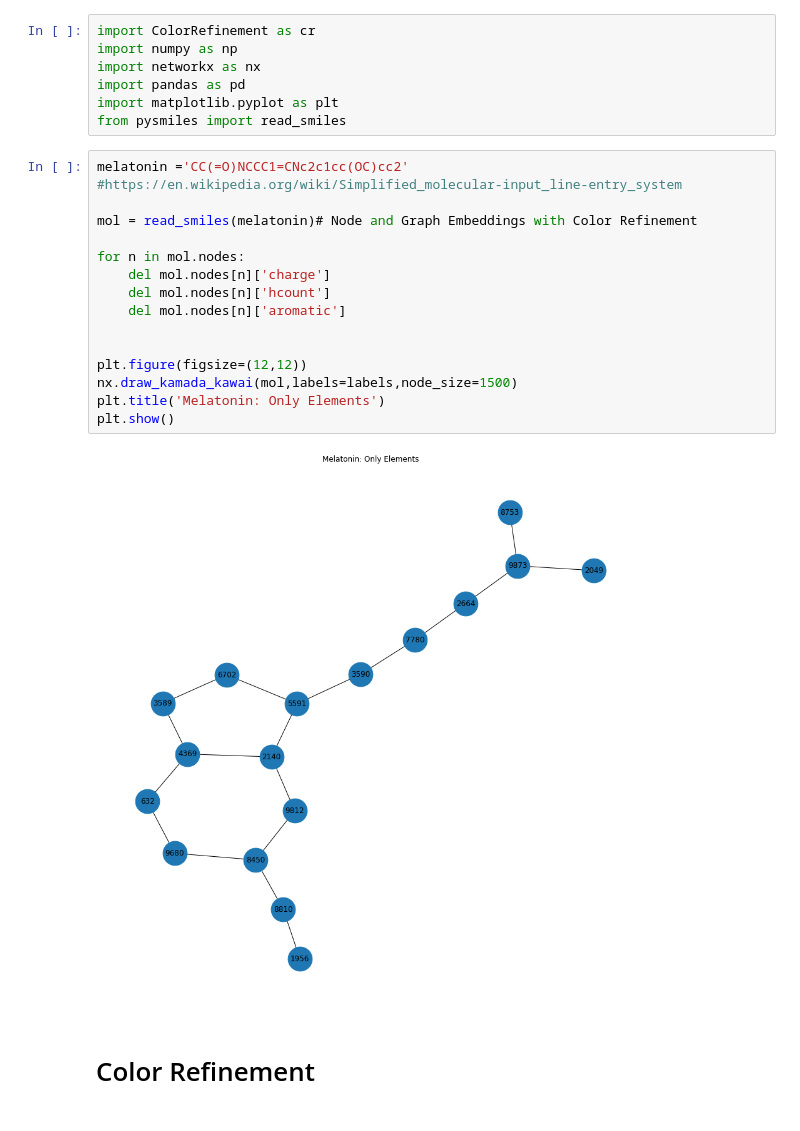
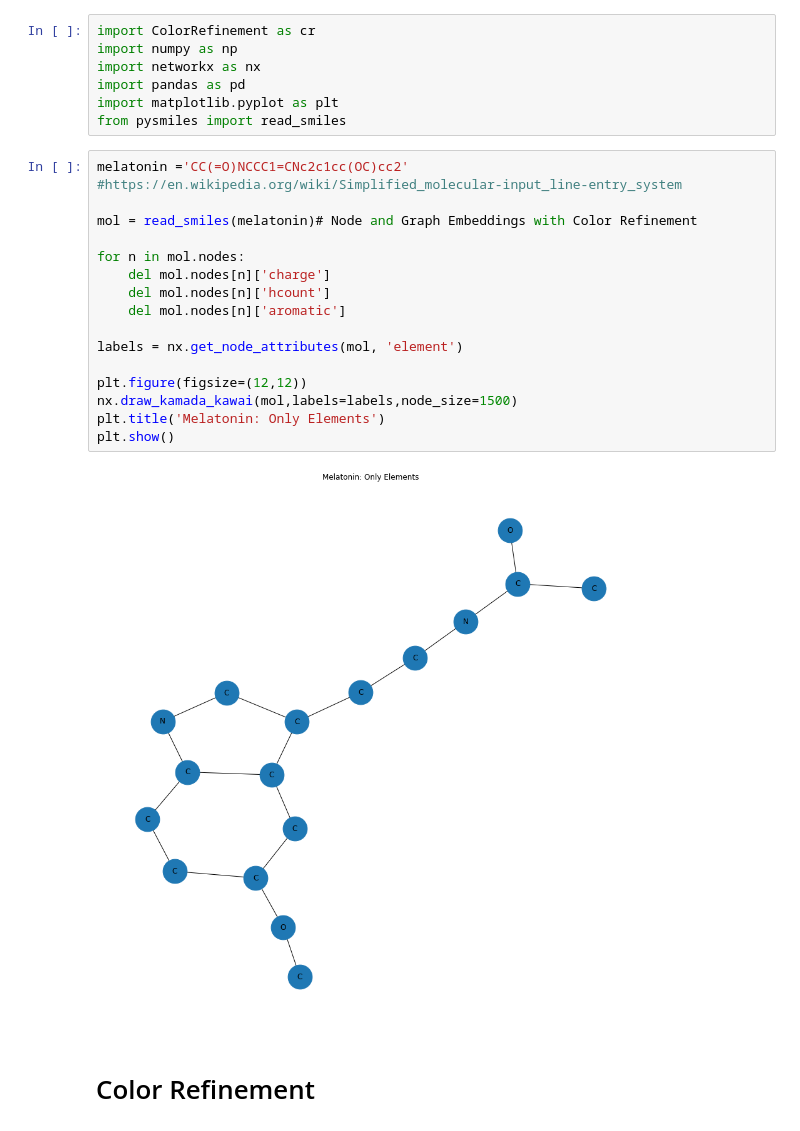
Before and after one commit to parkerburchett/TDC-DeepLearning, a Jupyter notebook: utils/ColorRefinement_tutorial.ipynb, the cells around one changed output. Saved outputs shown, nothing was run; the diff lists cells and outputs as text.

```diff
--- a/utils/ColorRefinement_tutorial.ipynb
+++ b/utils/ColorRefinement_tutorial.ipynb
@@ -20,21 +20,22 @@ from pysmiles import read_smiles
 # %%
 melatonin ='CC(=O)NCCC1=CNc2c1cc(OC)cc2'
 #https://en.wikipedia.org/wiki/Simplified_molecular-input_line-entry_system
 
 mol = read_smiles(melatonin)# Node and Graph Embeddings with Color Refinement
 
 for n in mol.nodes:
     del mol.nodes[n]['charge']
     del mol.nodes[n]['hcount']
     del mol.nodes[n]['aromatic']
 
+labels = nx.get_node_attributes(mol, 'element')
 
 plt.figure(figsize=(12,12))
 nx.draw_kamada_kawai(mol,labels=labels,node_size=1500)
 plt.title('Melatonin: Only Elements')
 plt.show()
 # %% [output]
-[figure, old version]
+[figure, new version]
 # %% [markdown]
 # Color Refinement
 # %%
```
